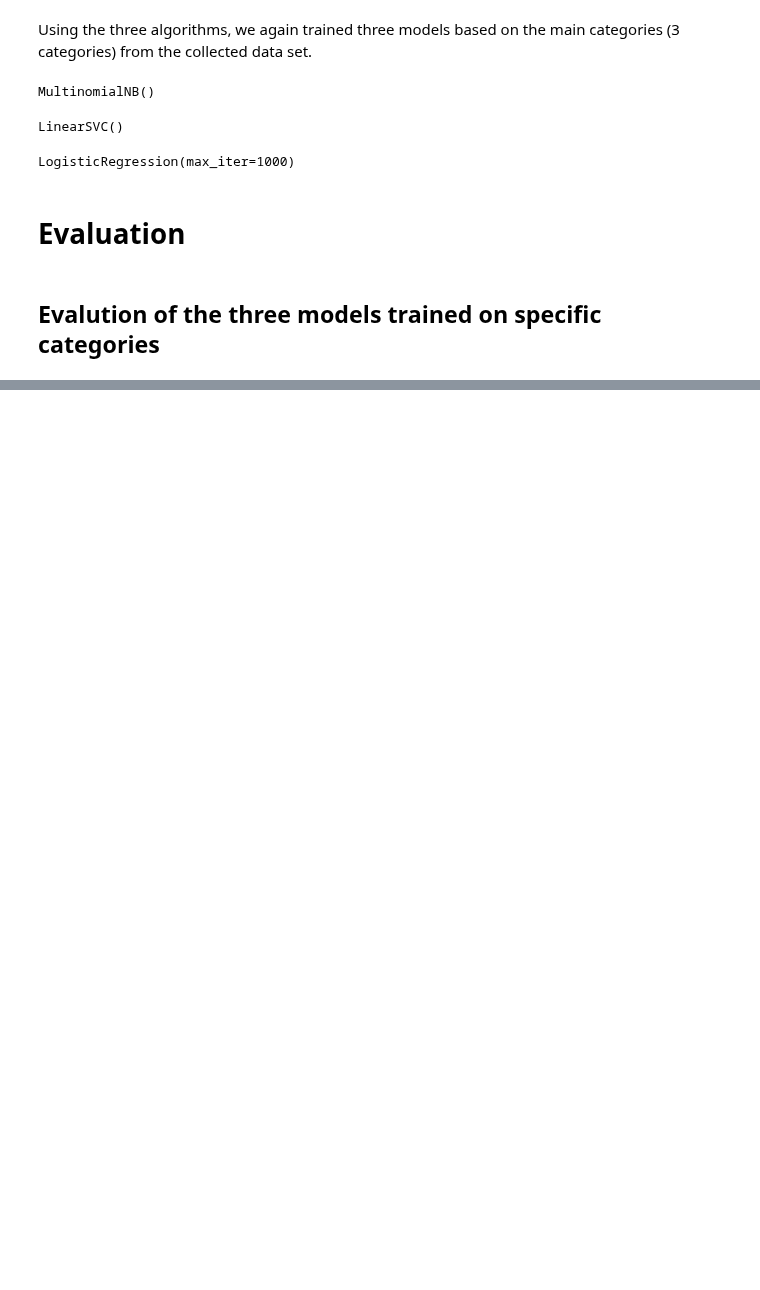
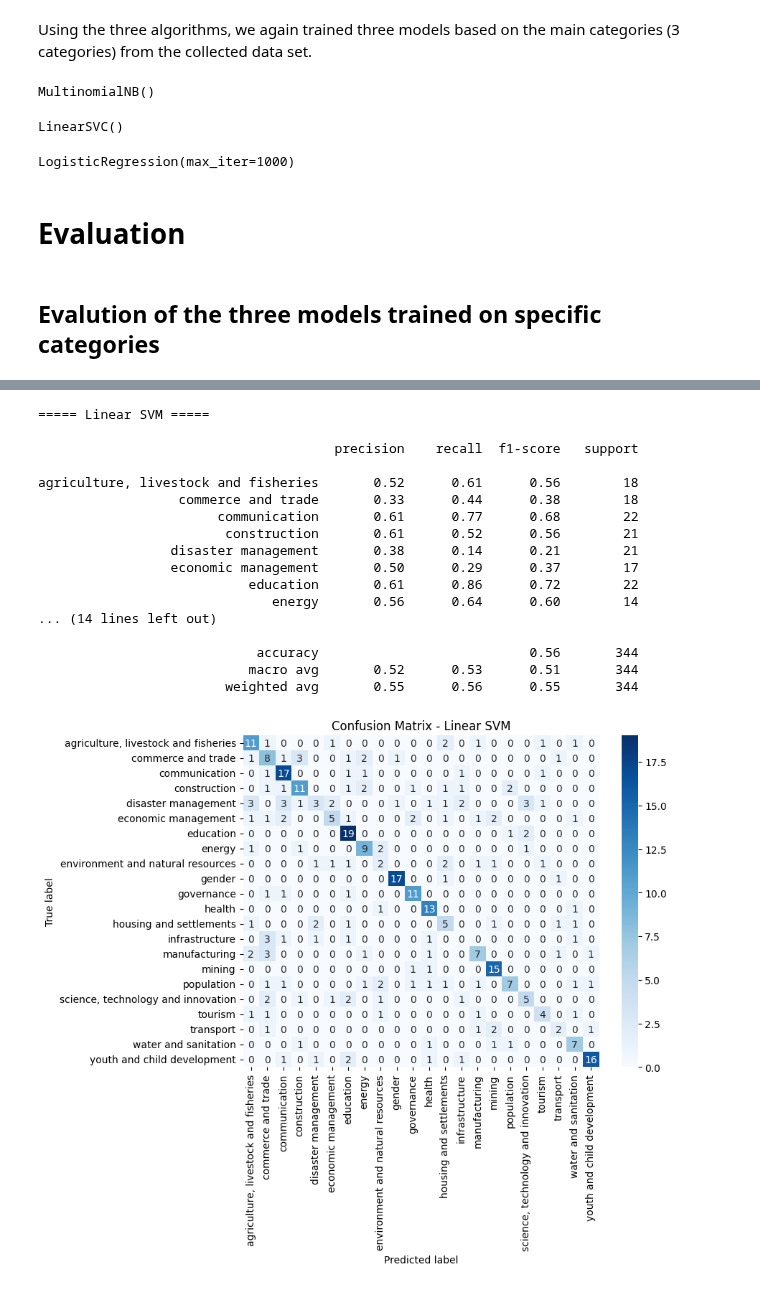
Before and after one commit to FestuMiles/classification-model-unza-publications, a Jupyter notebook: Classification_of_unza_faculty_research_interests.ipynb, the cells around one changed output, grey strips where cells are left out. Cells and saved outputs as stored; diff of their text form; code cells hidden in the pictures; blank space fills up the shorter version.

Commit message:
[EV] - Added a script to predict and print the results LinearSVM

```diff
--- a/Classification_of_unza_faculty_research_interests.ipynb
+++ b/Classification_of_unza_faculty_research_interests.ipynb
@@ -570,0 +590,35 @@ plt.show()
+# %%
+print(f"\n===== Linear SVM =====\n")
+y_pred = svc_model1.predict(X_test1)
+print(classification_report(y_test1, y_pred))
+
+# Confusion Matrix
+cm = confusion_matrix(y_test1, y_pred, labels=svc_model1.classes_)
+
+plt.figure(figsize=(8,6))
+sns.heatmap(cm, annot=True, fmt="d", cmap="Blues",
+            xticklabels=svc_model1.classes_,
+            yticklabels=svc_model1.classes_)
+plt.title("Confusion Matrix - Linear SVM")
+plt.ylabel("True label")
+plt.xlabel("Predicted label")
+plt.show()
+# %% [output]
+===== Linear SVM =====
+
+                                      precision    recall  f1-score   support
+
+agriculture, livestock and fisheries       0.52      0.61      0.56        18
+                  commerce and trade       0.33      0.44      0.38        18
+                       communication       0.61      0.77      0.68        22
+                        construction       0.61      0.52      0.56        21
+                 disaster management       0.38      0.14      0.21        21
+                 economic management       0.50      0.29      0.37        17
+                           education       0.61      0.86      0.72        22
+                              energy       0.56      0.64      0.60        14
+... (14 lines left out)
+
+                            accuracy                           0.56       344
+                           macro avg       0.52      0.53      0.51       344
+                        weighted avg       0.55      0.56      0.55       344
+[figure, added]
```
Also changed, not shown: parts of 1 cell of this notebook.
